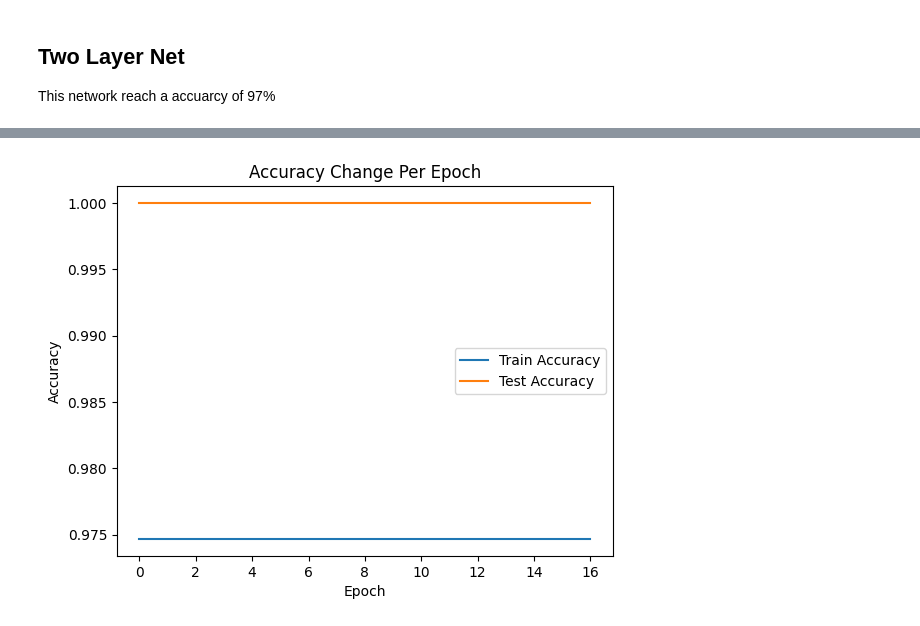
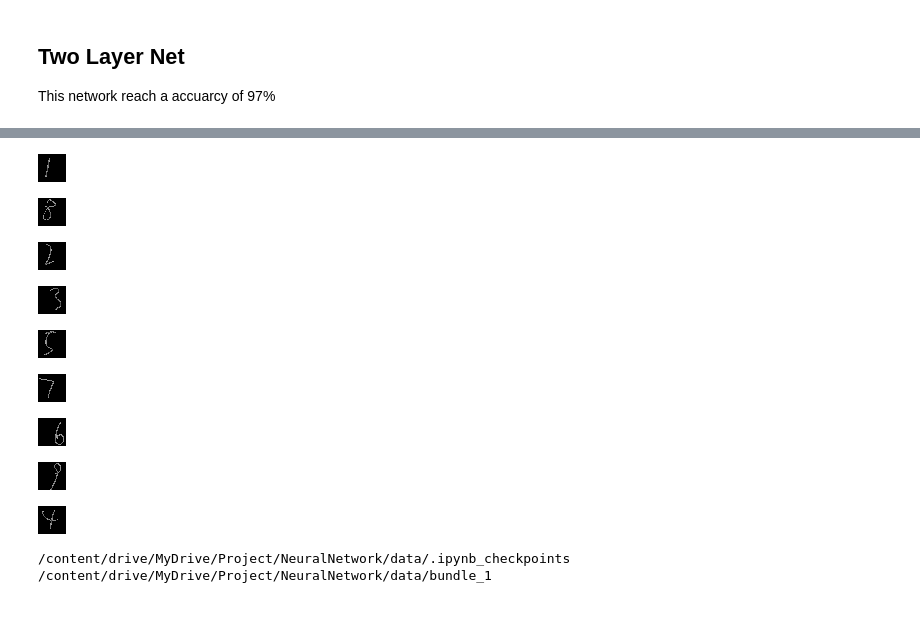
Before and after one commit to RiverTwilight/Deep_Learning_Full_Example, a Jupyter notebook: Neural_Network.ipynb, the cells around one changed output, grey strips where cells are left out. Saved outputs shown, nothing was run; the diff lists cells and outputs as text; code cells hidden in the pictures.

```diff
--- a/Neural_Network.ipynb
+++ b/Neural_Network.ipynb
@@ -466,7 +579,7 @@ class TwoLayerNet:
 
         self.params = {}
 
-        if initParams:
+        if initParams is not None:
             self.params = initParams
         else:
             # Select {hidden_size} numbers from 0 - 0.01 * input_size
@@ -556,19 +669,43 @@ Print accuacy after each epoch seeking. Randomly select 100 images to update the
+# %%
+#@title Training Config
+
+network_type = "TwoLayer" #@param ["TwoLayer", "CNN"]
+learning_rate = 0.1 #@param {type:"number"}
+batch_size =100 #@param {type:"number"}
+iters_num = 10000 #@param {type:"number"}
+optimizer_type = "Momentum" #@param ["SGD", "Momentum", "AdaGrad", "Adam"]
+load_params = False #@param {type:"boolean"}
+use_minitest = False #@param {type:"boolean"}
+test_data_source = "Custom" #@param ["MINIST", "Custom"]
 # %%
-#@title Train Network
-flatten = False #@param {type:"boolean"}
-learning_rate = 0.08 #@param {type:"number"}
-batch_size =100 #@param {type:"number"}
-iters_num = 10000 #@param {type:"number"}
-
 import pickle
 import matplotlib.pyplot as plt
 
-(x_train, t_train), (x_test, t_test) = load_mnist(normalize=True, one_hot_label=True)
+minist_dataset = load_mnist(normalize=True, one_hot_label=True)
+
+if test_data_source == "Custom":
+    custom_dataset = load_custom_data(one_hot_label=True)
+    print(custom_dataset['x'])
+    (x_train, t_train), (x_test, t_test) = minist_dataset[0], (custom_dataset['x'], custom_dataset['t'])
+else:
+    (x_train, t_train), (x_test, t_test) = minist_dataset
+
+print(x_test[1])
+print(x_train[1])
 
 def train(x_train, t_train, x_test, t_test, initParams=None):
-    # Because the output is between 0-9 so we set output_size to 10
     network = TwoLayerNet(input_size=784, hidden_size=50, output_size=10, initParams=initParams)
-    optimizer = SGD(learning_rate)
+
+    optimizer = None
+
+    if optimizer_type == "SGD":
+        optimizer = SGD()
+    elif optimizer_type == "Momentum":
+        optimizer = Momentum()
+    elif optimizer_type == "AdaGard":
+        optimizer = SGD()
+    else:
+        optimizer = SGD()
 
     train_size = x_train.shape[0] # 60000
     train_loss_list = []
@@ -584,14 +721,12 @@ def train(x_train, t_train, x_test, t_test, initParams=None):
         x_batch = x_train[batch_mask]
         t_batch = t_train[batch_mask]
 
-
         if not initParams:
             grads = network.gradient(x_batch, t_batch)
             optimizer.update(network.params, grads)
 
         loss = network.loss(x_batch, t_batch)
         train_loss_list.append(loss)
-
 
         # Only calcuate accuracy every epoch. All data passed in.
         if i % iter_per_epoch == 0:
@@ -604,7 +739,7 @@ def train(x_train, t_train, x_test, t_test, initParams=None):
     epochs = range(len(train_acc_list))
     plt.plot(epochs, train_acc_list, label='Train Accuracy')
     plt.plot(epochs, test_acc_list, label='Test Accuracy')
-    plt.title('Accuracy Change Per Epoch')
+    plt.title('Accuracy Change Per Epoch' + " (with Param Cache)" if load_params else "")
     plt.xlabel('Epoch')
     plt.ylabel('Accuracy')
     plt.legend()
@@ -612,23 +747,21 @@ def train(x_train, t_train, x_test, t_test, initParams=None):
 
     return network.params
 
-
 dataset_dir = "/content"
 save_file = dataset_dir + "/params.pkl"
+dataset = None
 
-if not os.path.exists(save_file):
-    params = train(x_train, t_train, x_test, t_test)
-    with open(save_file, 'wb') as f:
-        pickle.dump(params, f, -1)
-else:
+if os.path.exists(save_file) and load_params:
     with open(save_file, 'rb') as f:
         dataset = pickle.load(f)
 
+batch_mask = np.random.choice(10000, 5)
+# test_data = np.array(x_test[batch_mask])
+# expected_answer = np.array(t_test[batch_mask])
 
-    batch_mask = np.random.choice(10000, 5)
-    print(batch_mask)
-    test_data = np.array(x_test[batch_mask])
-    expected_answer = np.array(t_test[batch_mask])
+params = train(x_train, t_train, x_test, t_test, dataset)
 
-    train(x_train, t_train, test_data, expected_answer, dataset)
+if not load_params:
+    with open(save_file, 'wb') as f:
+        pickle.dump(params, f, -1)
 # %% [output]
@@ -652 +769,11 @@ Exact Anwser: [5 2 0 1 8]
-[figure, old version]
+[figure, new version]
+[figure, added]
+[figure, added]
+[figure, added]
+[figure, added]
+[figure, added]
+[figure, added]
+[figure, added]
+[figure, added]
+/content/drive/MyDrive/Project/NeuralNetwork/data/.ipynb_checkpoints
+/content/drive/MyDrive/Project/NeuralNetwork/data/bundle_1
```
Also changed, not shown: parts of 19 cells of this notebook.
